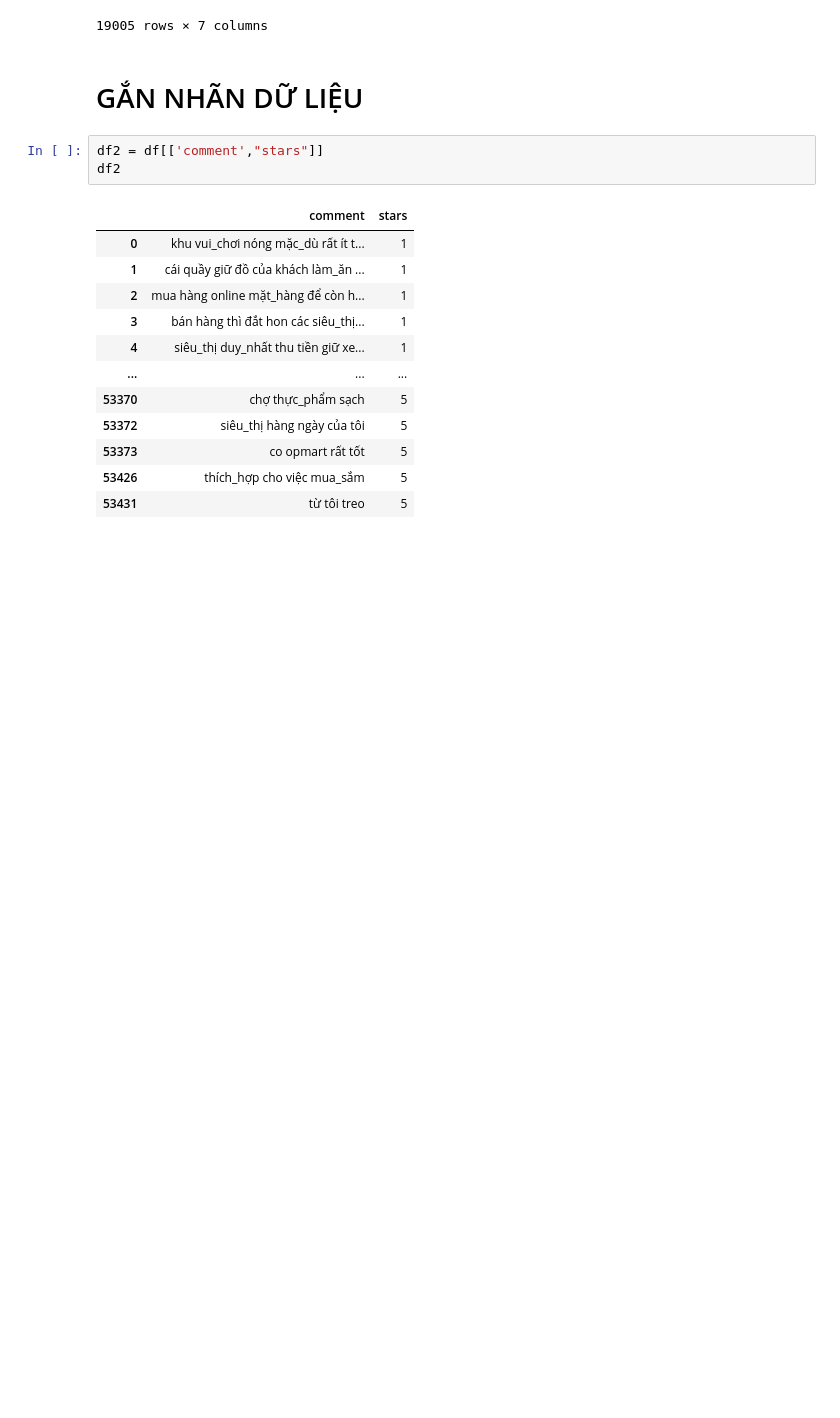
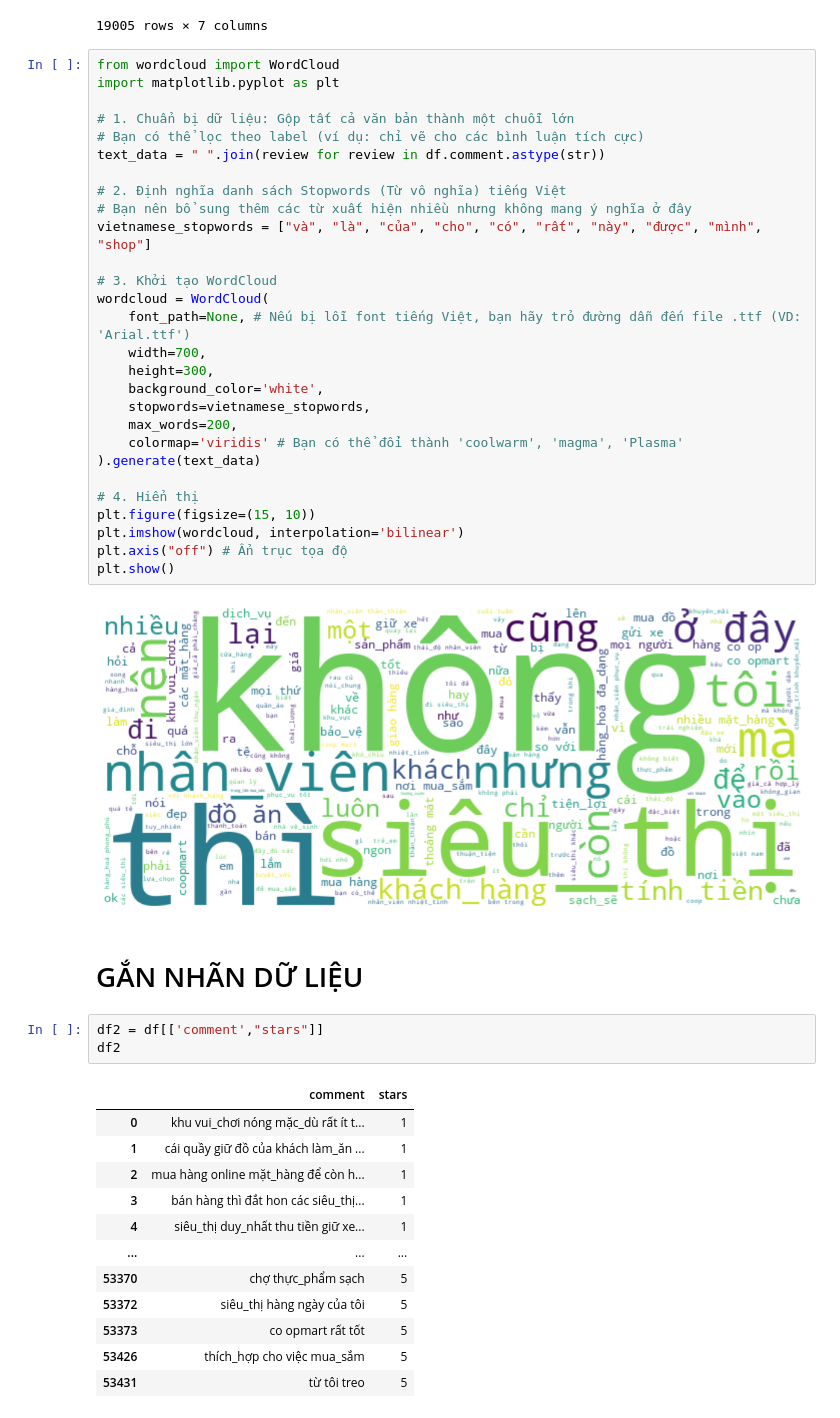
Before and after one commit to voquangkhai2003/NLP-Sentiment-Analysis-Project, a Jupyter notebook: Code NLP.ipynb, the cells around one changed output. Cells and saved outputs as stored; diff of their text form; blank space fills up the shorter version.

```diff
--- a/Code NLP.ipynb
+++ b/Code NLP.ipynb
@@ -165,6 +165,36 @@ df
 | 53426 | Co.opmart Bà Rịa | 2019-08-25T08:48:59.797Z | en | Thích hợp cho việc mua sắm | Good for shopping | 5 | thích_hợp cho việc mua_sắm |
 | 53431 | Co.opmart Bà Rịa | 2019-11-15T11:48:12.451Z | fr | Từ tôi treo | Du moi hang | 5 | từ tôi treo |
 19005 rows × 7 columns
+# %%
+from wordcloud import WordCloud
+import matplotlib.pyplot as plt
+
+# 1. Chuẩn bị dữ liệu: Gộp tất cả văn bản thành một chuỗi lớn
+# Bạn có thể lọc theo label (ví dụ: chỉ vẽ cho các bình luận tích cực)
+text_data = " ".join(review for review in df.comment.astype(str))
+
+# 2. Định nghĩa danh sách Stopwords (Từ vô nghĩa) tiếng Việt
+# Bạn nên bổ sung thêm các từ xuất hiện nhiều nhưng không mang ý nghĩa ở đây
+vietnamese_stopwords = ["và", "là", "của", "cho", "có", "rất", "này", "được", "mình", "shop"]
+
+# 3. Khởi tạo WordCloud
+wordcloud = WordCloud(
+    font_path=None, # Nếu bị lỗi font tiếng Việt, bạn hãy trỏ đường dẫn đến file .ttf (VD: 'Arial.ttf')
+    width=700,
+    height=300,
+    background_color='white',
+    stopwords=vietnamese_stopwords,
+    max_words=200,
+    colormap='viridis' # Bạn có thể đổi thành 'coolwarm', 'magma', 'Plasma'
+).generate(text_data)
+
+# 4. Hiển thị
+plt.figure(figsize=(15, 10))
+plt.imshow(wordcloud, interpolation='bilinear')
+plt.axis("off") # Ẩn trục tọa độ
+plt.show()
+# %% [output]
+[figure, added]
 # %% [markdown]
 # GẮN NHÃN DỮ LIỆU
 # %%
```
Also changed, not shown: parts of 11 cells of this notebook, 6 other files.
